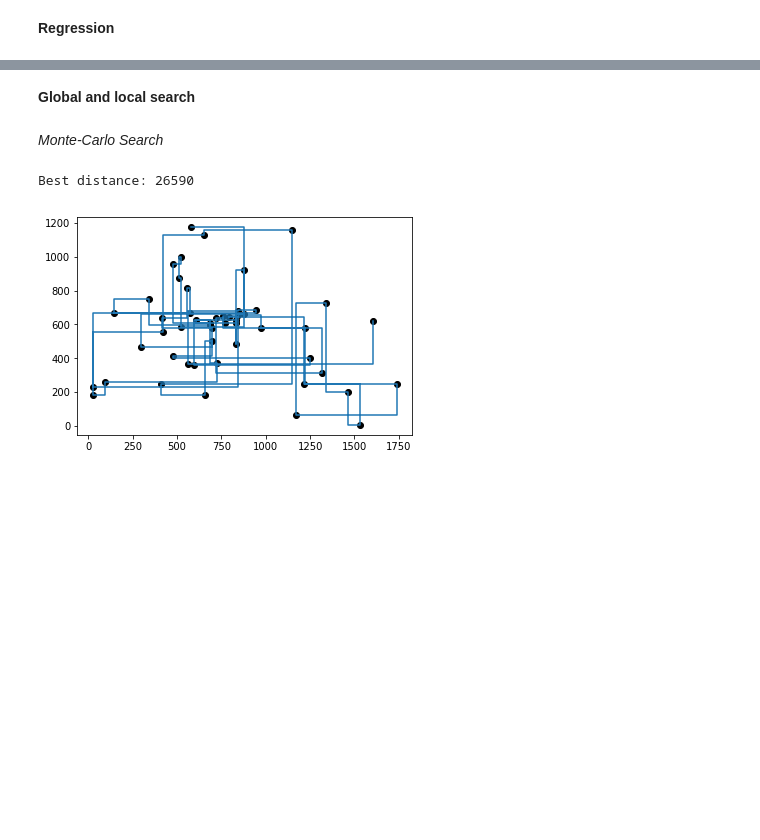
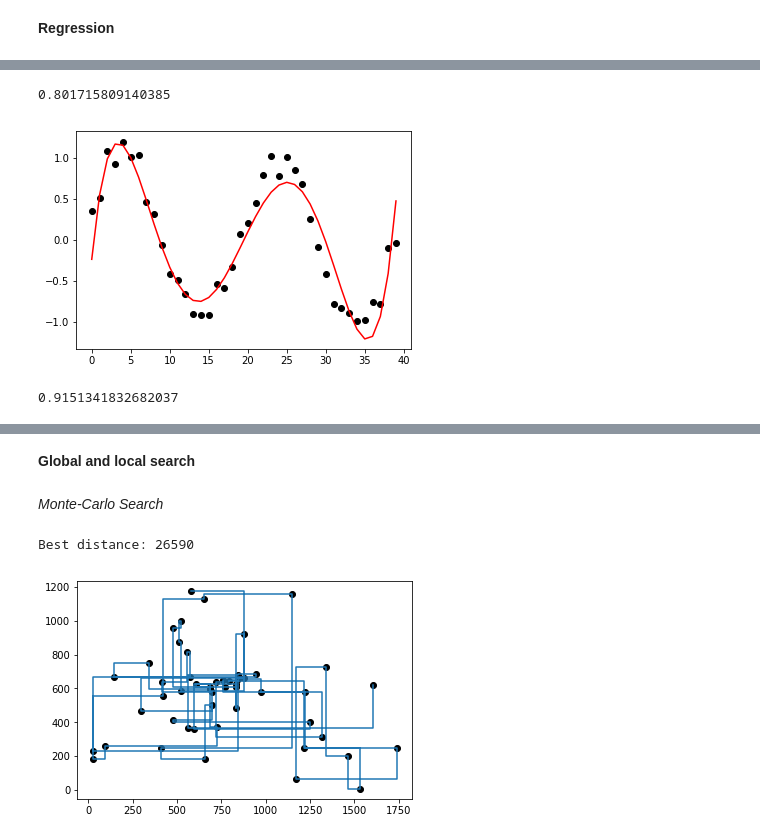
Before and after one commit to sharkovadarya/machine-learning, a Jupyter notebook: ML_HW_4.ipynb, the cells around one changed output, grey strips where cells are left out. Cells and saved outputs as stored; diff of their text form; code cells hidden in the pictures; blank space fills up the shorter version.

```diff
--- a/ML_HW_4.ipynb
+++ b/ML_HW_4.ipynb
@@ -322,0 +90,10 @@ Number of used features: 24
+# %%
+x, y, regressor, transformed_x = process_dataset('noisysine.csv', 5)
+plot_prediction(x, y, regressor.predict(transformed_x))
+# %% [output]
+0.801715809140385
+[figure, added]
+# %%
+_, _, _, _ = process_dataset('hydrodynamics.csv', 2)
+# %% [output]
+0.9151341832682037
```
Also changed, not shown: parts of 46 cells of this notebook.
